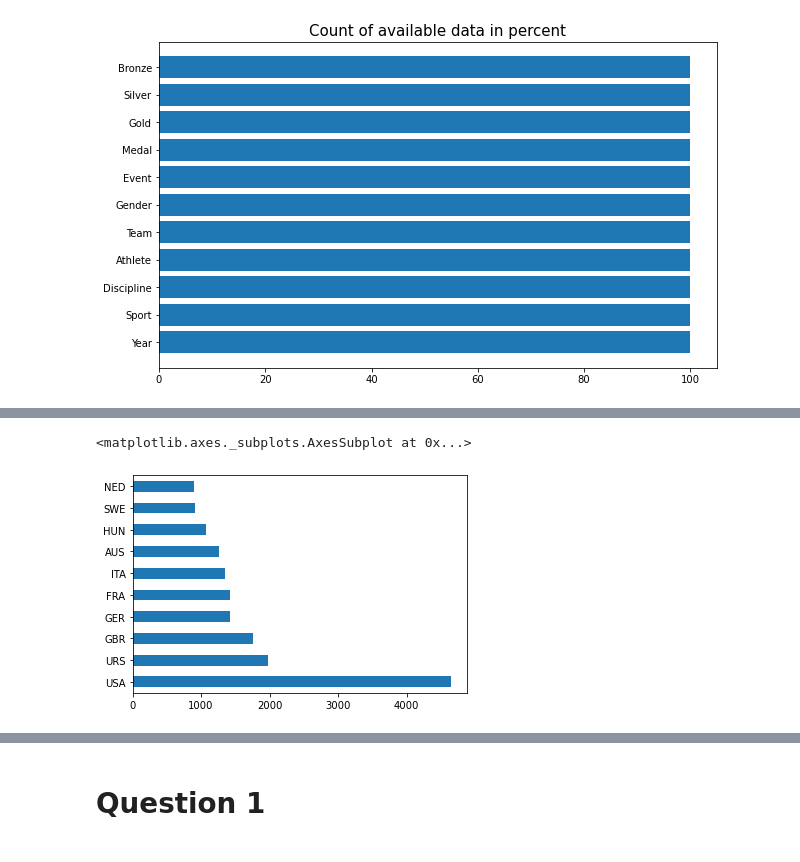
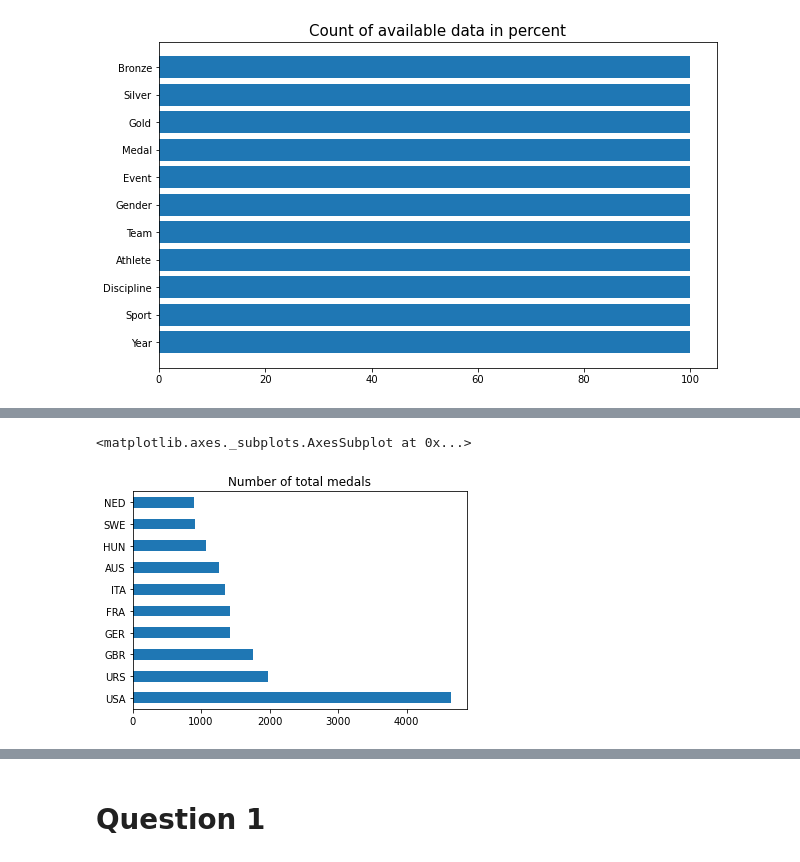
Before and after one commit to bobdewitte/Bynder, a Jupyter notebook: Assessment.ipynb, the cells around one changed output, grey strips where cells are left out. Saved outputs shown, nothing was run; the diff lists cells and outputs as text; code cells hidden in the pictures.

```diff
--- a/Assessment.ipynb
+++ b/Assessment.ipynb
@@ -50,8 +64,9 @@ data.head()
 | Athens (1896) | 1896.0 | Aquatics | Swimming | Ioannis Malokinis | GRE | Men | 100m freestyle for sailors men | Gold | 1.0 | 0.0 | 0.0 |
 | Athens (1896) | 1896.0 | Aquatics | Swimming | spiridon chasapis | GRE | Men | 100m freestyle for sailors men | Silver | 0.0 | 1.0 | 0.0 |
 # %%
-# Data including teams
-(data['Team'].value_counts()[:10]).plot(kind='barh')
+# Number of medals
+(data['Team'].value_counts()[:10]).plot(kind='barh',
+                                        title = 'Number of total medals')
 # %% [output]
 <matplotlib.axes._subplots.AxesSubplot at 0x...>
-[figure, old version]
+[figure, new version]
```
Also changed, not shown: parts of 20 cells of this notebook, 1 other file.
